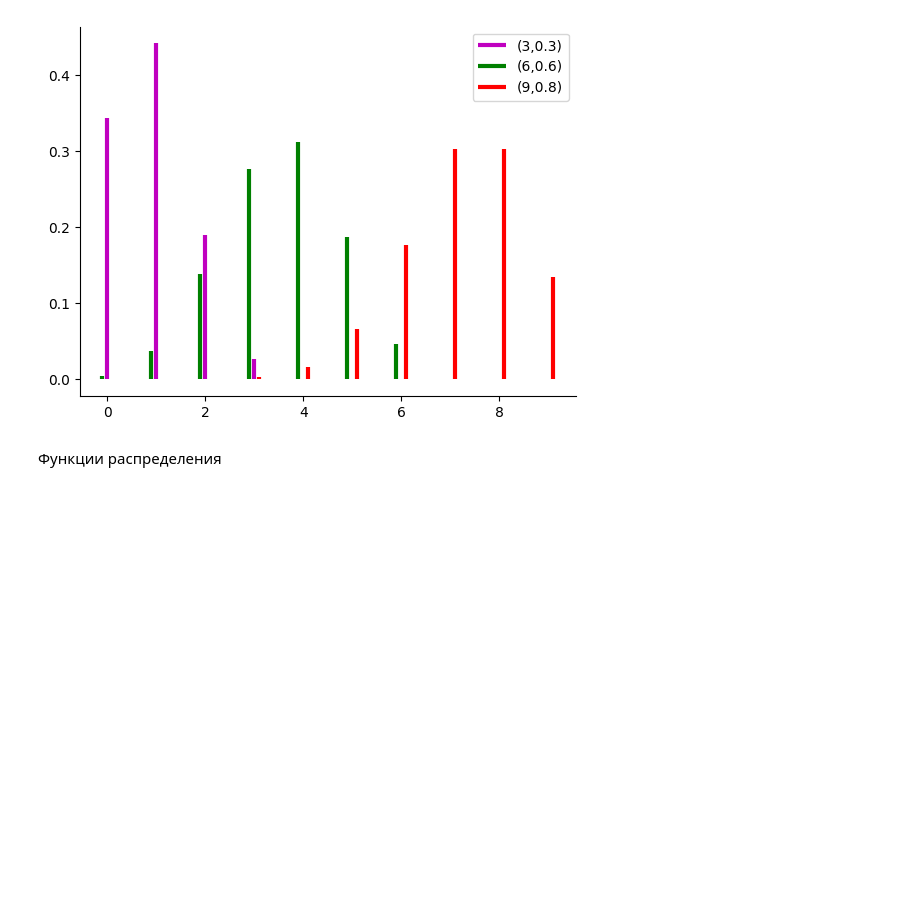
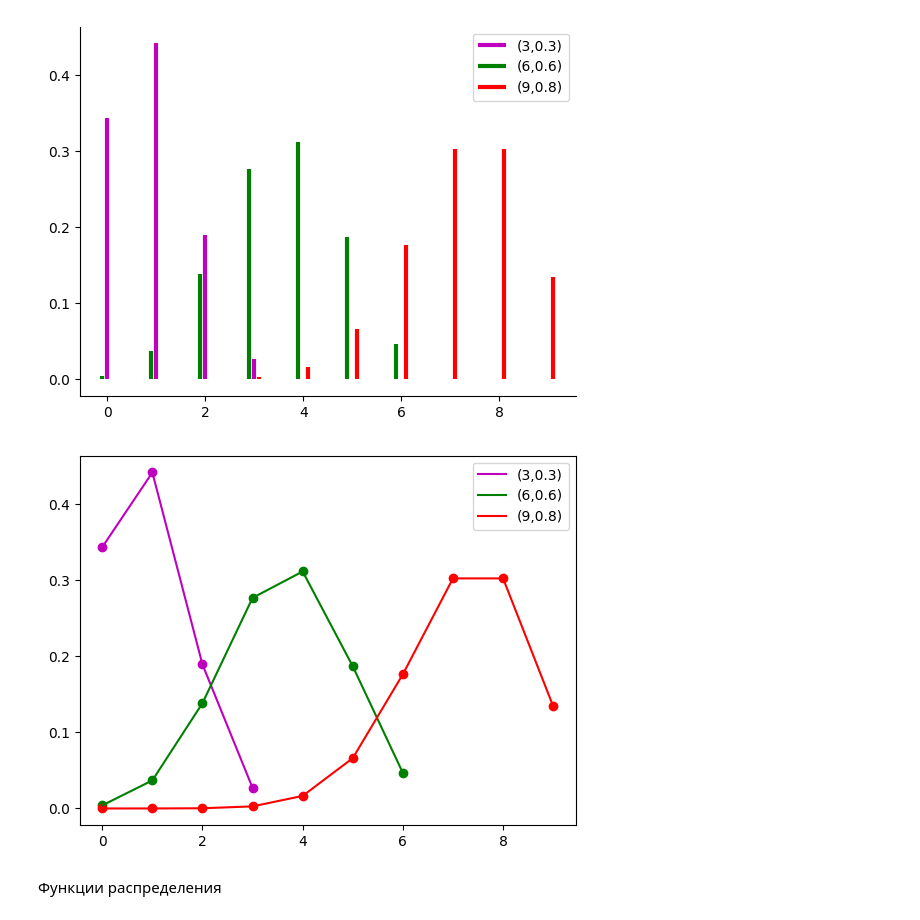
Before and after one commit to artamonoff/probability-statistics, a Jupyter notebook: jupyter-notebooks/binomial-distr.ipynb, the cells around one changed output. Cells and saved outputs as stored; diff of their text form; code cells hidden in the pictures; blank space fills up the shorter version.

```diff
--- a/jupyter-notebooks/binomial-distr.ipynb
+++ b/jupyter-notebooks/binomial-distr.ipynb
@@ -48,6 +48,18 @@ plt.legend()
 plt.show()
 # %% [output]
 [figure]
+# %%
+plt.plot(x1, rv1.pmf(x1), c='m', label='(3,0.3)')
+plt.scatter(x1, rv1.pmf(x1), c='m')
+plt.plot(x2, rv2.pmf(x2), c='g', label='(6,0.6)')
+plt.scatter(x2, rv2.pmf(x2), c='g')
+plt.plot(x3, rv3.pmf(x3), c='r', label='(9,0.8)')
+plt.scatter(x3, rv3.pmf(x3), c='r')
+
+plt.legend()
+plt.show()
+# %% [output]
+[figure, added]
 # %% [markdown]
 Функции распределения
 # %%
```
Also changed, not shown: parts of 2 cells of this notebook, 1 other file.
